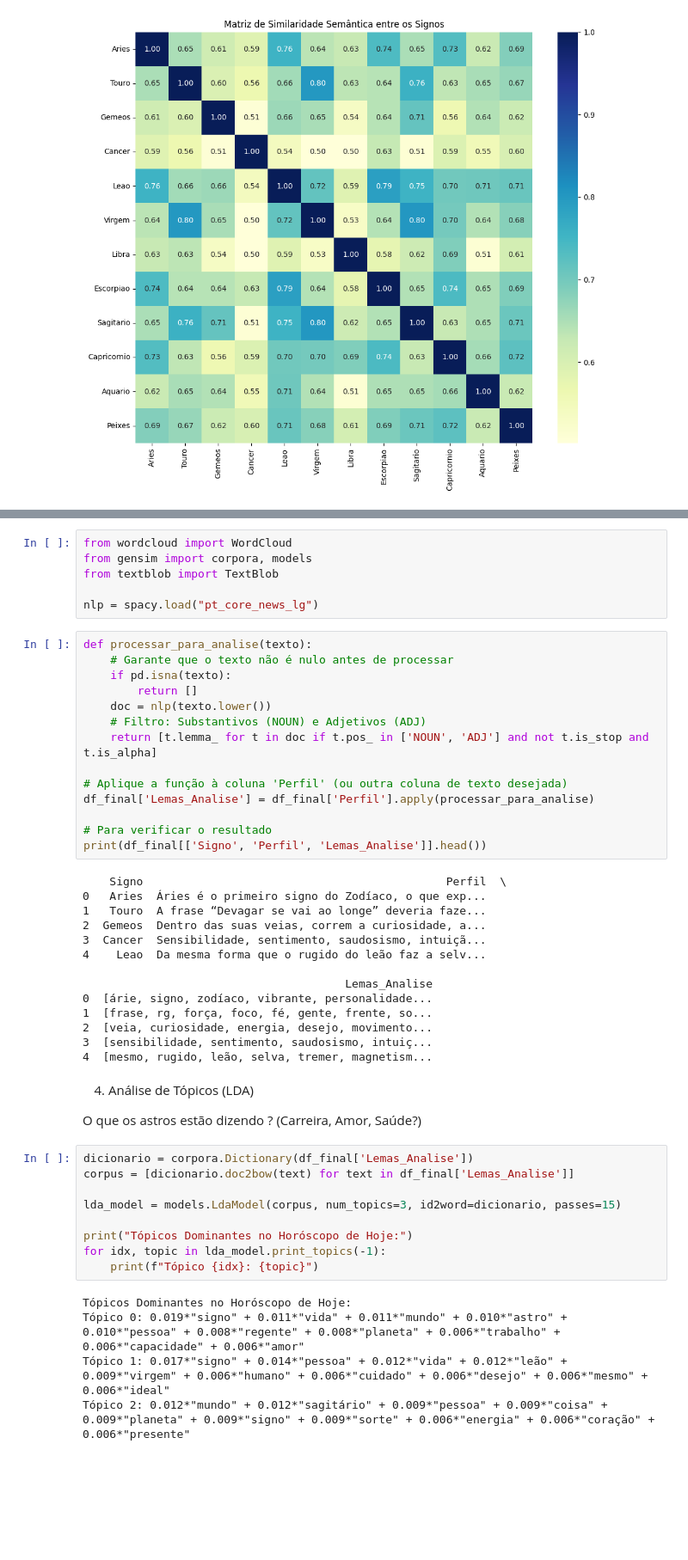
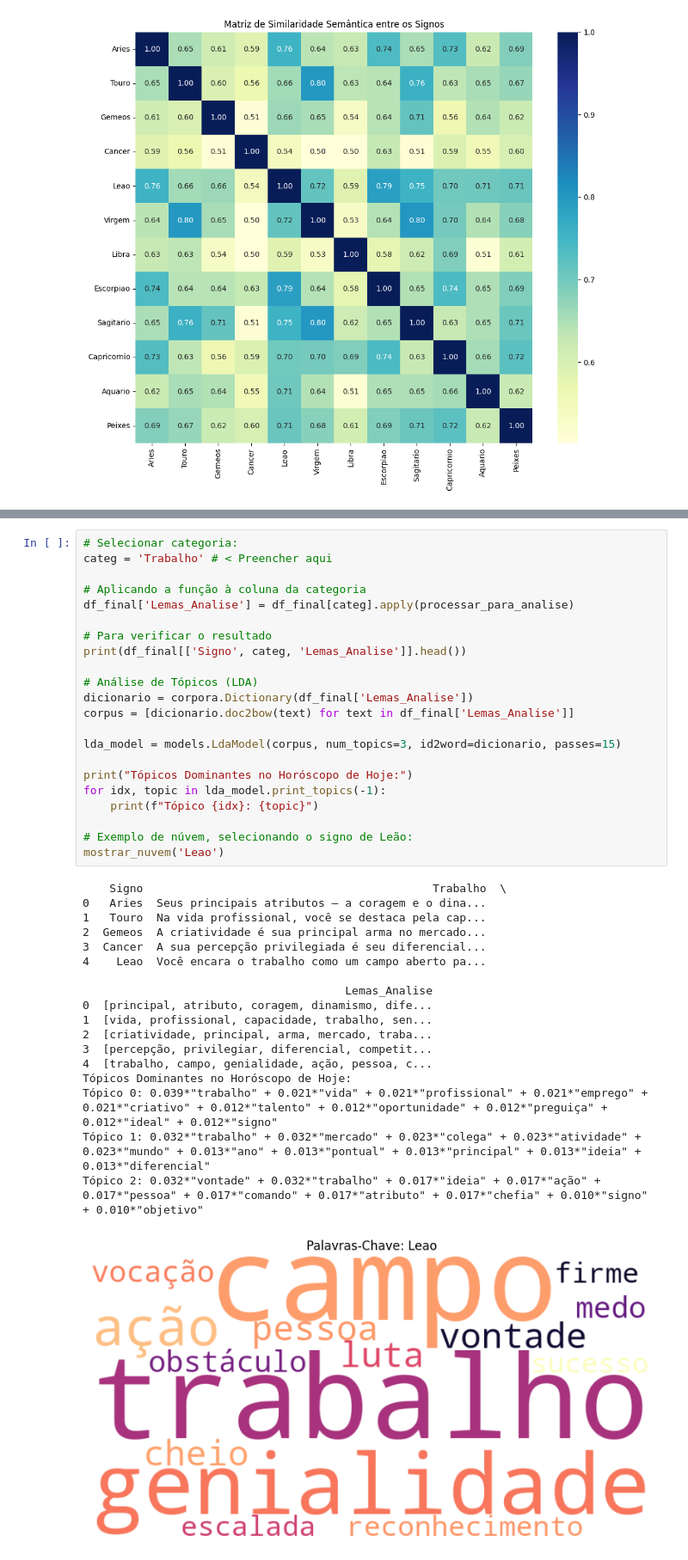
Before and after one commit to beabento/MDNE, a Jupyter notebook: MDNE_Parte_3 - Bea, Matheus, Leo.ipynb, the cells around one changed output, grey strips where cells are left out. Shown at 86% size. Cells and saved outputs as stored; diff of their text form; blank space fills up the shorter version.

```diff
--- a/MDNE_Parte_3 - Bea, Matheus, Leo.ipynb
+++ b/MDNE_Parte_3 - Bea, Matheus, Leo.ipynb
@@ -437,52 +697,41 @@ You can now load the package via spacy.load('pt_core_news_lg')
-# %%
-from wordcloud import WordCloud
-from gensim import corpora, models
-from textblob import TextBlob
-
-nlp = spacy.load("pt_core_news_lg")
-# %%
-def processar_para_analise(texto):
-    # Garante que o texto não é nulo antes de processar
-    if pd.isna(texto):
-        return []
-    doc = nlp(texto.lower())
-    # Filtro: Substantivos (NOUN) e Adjetivos (ADJ)
-    return [t.lemma_ for t in doc if t.pos_ in ['NOUN', 'ADJ'] and not t.is_stop and t.is_alpha]
-
-# Aplique a função à coluna 'Perfil' (ou outra coluna de texto desejada)
-df_final['Lemas_Analise'] = df_final['Perfil'].apply(processar_para_analise)
-
-# Para verificar o resultado
-print(df_final[['Signo', 'Perfil', 'Lemas_Analise']].head())
-# %% [output]
-    Signo                                             Perfil  \
-0   Aries  Áries é o primeiro signo do Zodíaco, o que exp...
-1   Touro  A frase “Devagar se vai ao longe” deveria faze...
-2  Gemeos  Dentro das suas veias, correm a curiosidade, a...
-3  Cancer  Sensibilidade, sentimento, saudosismo, intuiçã...
-4    Leao  Da mesma forma que o rugido do leão faz a selv...
-
-                                       Lemas_Analise
-0  [árie, signo, zodíaco, vibrante, personalidade...
-1  [frase, rg, força, foco, fé, gente, frente, so...
-2  [veia, curiosidade, energia, desejo, movimento...
-3  [sensibilidade, sentimento, saudosismo, intuiç...
-4  [mesmo, rugido, leão, selva, tremer, magnetism...
-# %% [markdown]
-4. Análise de Tópicos (LDA)
-
-O que os astros estão dizendo ? (Carreira, Amor, Saúde?)
 # %%
+# Selecionar categoria:
+categ = 'Trabalho' # < Preencher aqui
+
+# Aplicando a função à coluna da categoria
+df_final['Lemas_Analise'] = df_final[categ].apply(processar_para_analise)
+
+# Para verificar o resultado
+print(df_final[['Signo', categ, 'Lemas_Analise']].head())
+
+# Análise de Tópicos (LDA)
 dicionario = corpora.Dictionary(df_final['Lemas_Analise'])
 corpus = [dicionario.doc2bow(text) for text in df_final['Lemas_Analise']]
 
 lda_model = models.LdaModel(corpus, num_topics=3, id2word=dicionario, passes=15)
 
 print("Tópicos Dominantes no Horóscopo de Hoje:")
 for idx, topic in lda_model.print_topics(-1):
     print(f"Tópico {idx}: {topic}")
+
+# Exemplo de núvem, selecionando o signo de Leão:
+mostrar_nuvem('Leao')
 # %% [output]
+    Signo                                           Trabalho  \
+0   Aries  Seus principais atributos – a coragem e o dina...
+1   Touro  Na vida profissional, você se destaca pela cap...
+2  Gemeos  A criatividade é sua principal arma no mercado...
+3  Cancer  A sua percepção privilegiada é seu diferencial...
+4    Leao  Você encara o trabalho como um campo aberto pa...
+
+                                       Lemas_Analise
+0  [principal, atributo, coragem, dinamismo, dife...
+1  [vida, profissional, capacidade, trabalho, sen...
+2  [criatividade, principal, arma, mercado, traba...
+3  [percepção, privilegiar, diferencial, competit...
+4  [trabalho, campo, genialidade, ação, pessoa, c...
 Tópicos Dominantes no Horóscopo de Hoje:
-Tópico 0: 0.019*"signo" + 0.011*"vida" + 0.011*"mundo" + 0.010*"astro" + 0.010*"pessoa" + 0.008*"regente" + 0.008*"planeta" + 0.006*"trabalho" + 0.006*"capacidade" + 0.006*"amor"
-Tópico 1: 0.017*"signo" + 0.014*"pessoa" + 0.012*"vida" + 0.012*"leão" + 0.009*"virgem" + 0.006*"humano" + 0.006*"cuidado" + 0.006*"desejo" + 0.006*"mesmo" + 0.006*"ideal"
-Tópico 2: 0.012*"mundo" + 0.012*"sagitário" + 0.009*"pessoa" + 0.009*"coisa" + 0.009*"planeta" + 0.009*"signo" + 0.009*"sorte" + 0.006*"energia" + 0.006*"coração" + 0.006*"presente"
+Tópico 0: 0.039*"trabalho" + 0.021*"vida" + 0.021*"profissional" + 0.021*"emprego" + 0.021*"criativo" + 0.012*"talento" + 0.012*"oportunidade" + 0.012*"preguiça" + 0.012*"ideal" + 0.012*"signo"
+Tópico 1: 0.032*"trabalho" + 0.032*"mercado" + 0.023*"colega" + 0.023*"atividade" + 0.023*"mundo" + 0.013*"ano" + 0.013*"pontual" + 0.013*"principal" + 0.013*"ideia" + 0.013*"diferencial"
+Tópico 2: 0.032*"vontade" + 0.032*"trabalho" + 0.017*"ideia" + 0.017*"ação" + 0.017*"pessoa" + 0.017*"comando" + 0.017*"atributo" + 0.017*"chefia" + 0.010*"signo" + 0.010*"objetivo"
+[figure, added]
```
Also changed, not shown: parts of 23 cells of this notebook.
